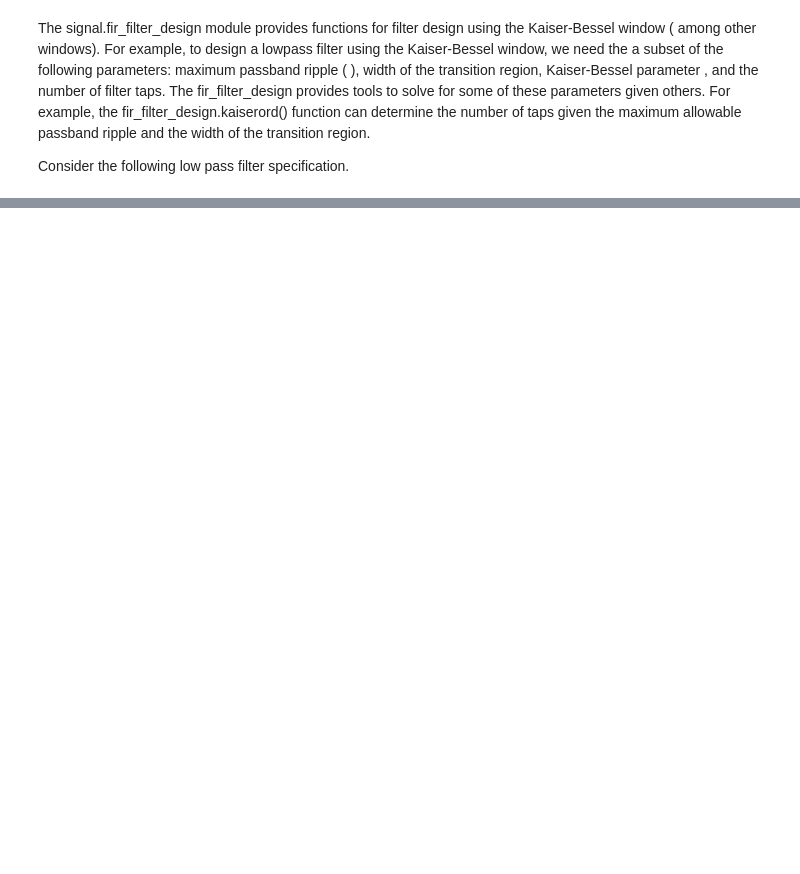
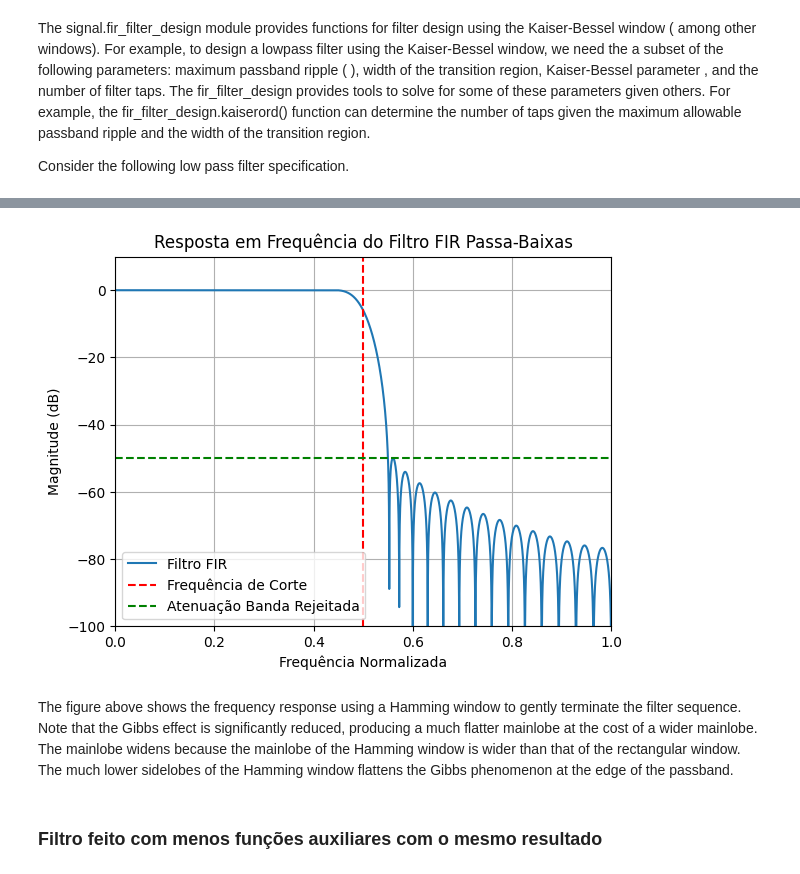
Before and after one commit to IvonLuiz/FIR_Filter_WindowMethod, a Jupyter notebook: notebook/FIR.ipynb, the cells around one changed output, grey strips where cells are left out. Saved outputs shown, nothing was run; the diff lists cells and outputs as text; code cells hidden in the pictures; blank space fills up the shorter version.

```diff
--- a/notebook/FIR.ipynb
+++ b/notebook/FIR.ipynb
@@ -256,0 +161,21 @@ delta = 60 # in dB, desired attenuation in stopband
+# %%
+plt.plot(w / np.pi, 20 * np.log10(abs(H)), label="Filtro FIR")
+
+# Especificações
+plt.axvline(wc / np.pi, color='red', linestyle='--', label='Frequência de Corte')
+plt.axhline(-attenuation, color='green', linestyle='--', label='Atenuação Banda Rejeitada')
+
+plt.title('Resposta em Frequência do Filtro FIR Passa-Baixas')
+plt.xlabel('Frequência Normalizada')
+plt.ylabel('Magnitude (dB)')
+plt.ylim(-100, 10)
+plt.xlim(0, 1)
+plt.grid()
+plt.legend()
+plt.show()
+# %% [output]
+[figure, added]
+# %% [markdown]
+The figure above shows the frequency response using a Hamming window to gently terminate the filter sequence. Note that the Gibbs effect is significantly reduced, producing a much flatter mainlobe at the cost of a wider mainlobe. The mainlobe widens because the mainlobe of the Hamming window is wider than that of the rectangular window. The much lower sidelobes of the Hamming window flattens the Gibbs phenomenon at the edge of the passband.
+# %% [markdown]
+### Filtro feito com menos funções auxiliares com o mesmo resultado
```
Also changed, not shown: parts of 23 cells of this notebook.
